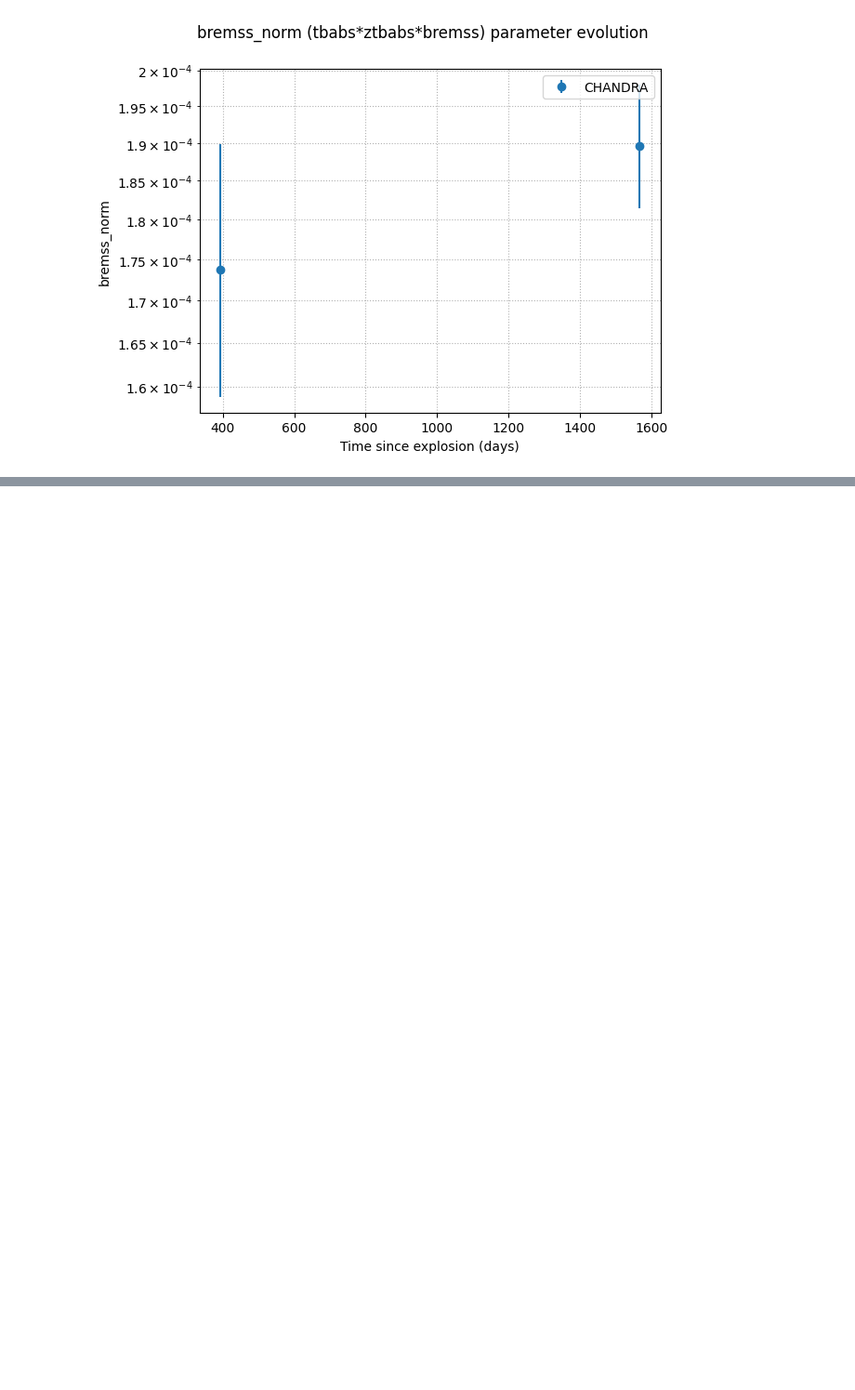
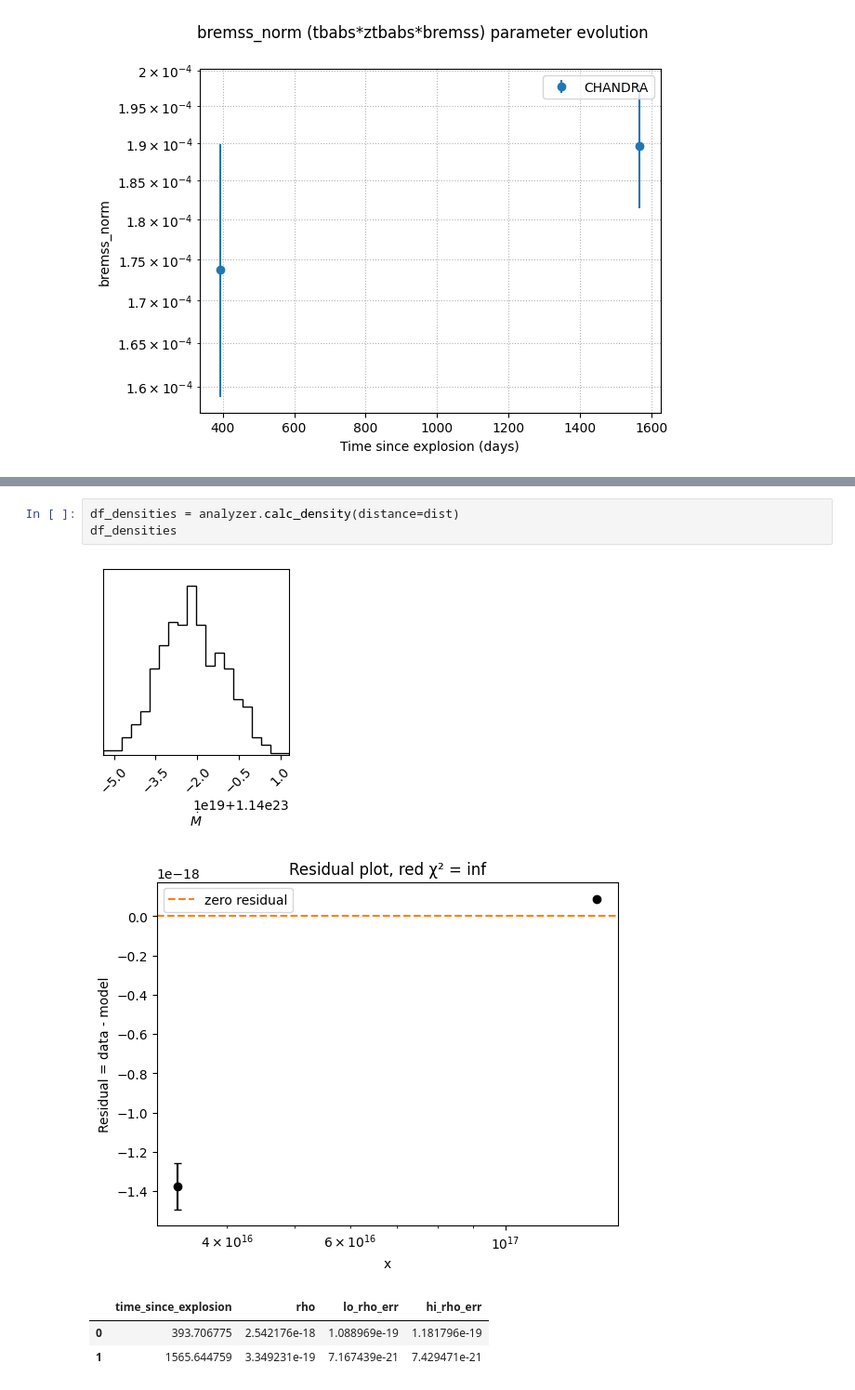
Before and after one commit to fercananything/XSNAP, a Jupyter notebook: notebook/Tutorial.ipynb, the cells around one changed output, grey strips where cells are left out. Shown at 93% size. Cells and saved outputs as stored; diff of their text form; blank space fills up the shorter version.

```diff
--- a/notebook/SpectrumTutorial.ipynb
+++ b/notebook/Tutorial.ipynb
@@ -209,0 +229,9 @@ fig_params = manager.plot_params()
+# %%
+df_densities = analyzer.calc_density(distance=dist)
+df_densities
+# %% [output]
+[figure, added]
+[figure, added]
+|  | time_since_explosion | rho | lo_rho_err | hi_rho_err |
+| 0 | 393.706775 | 2.542176e-18 | 1.088969e-19 | 1.181796e-19 |
+| 1 | 1565.644759 | 3.349231e-19 | 7.167439e-21 | 7.429471e-21 |
```
Also changed, not shown: parts of 5 cells of this notebook.
